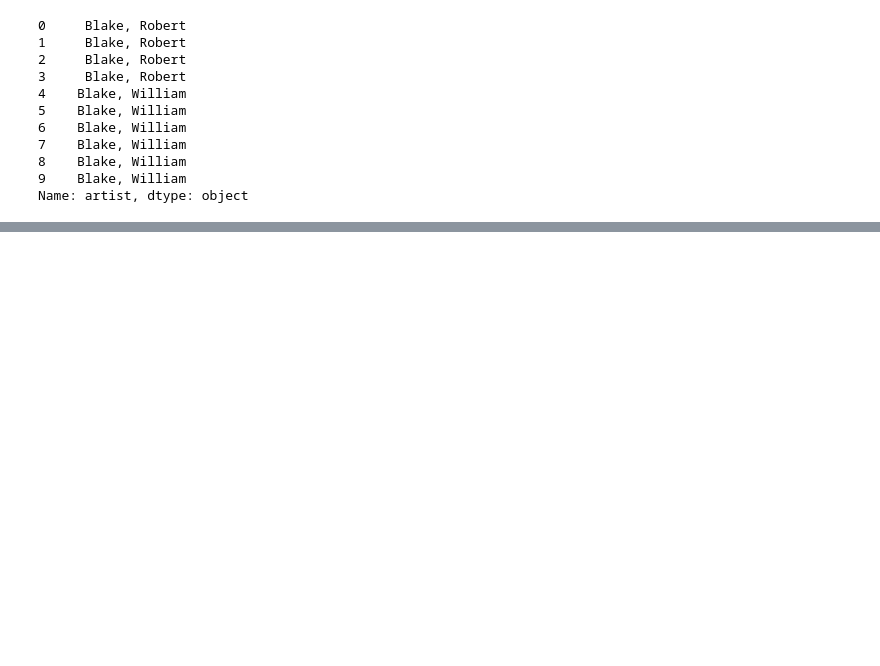
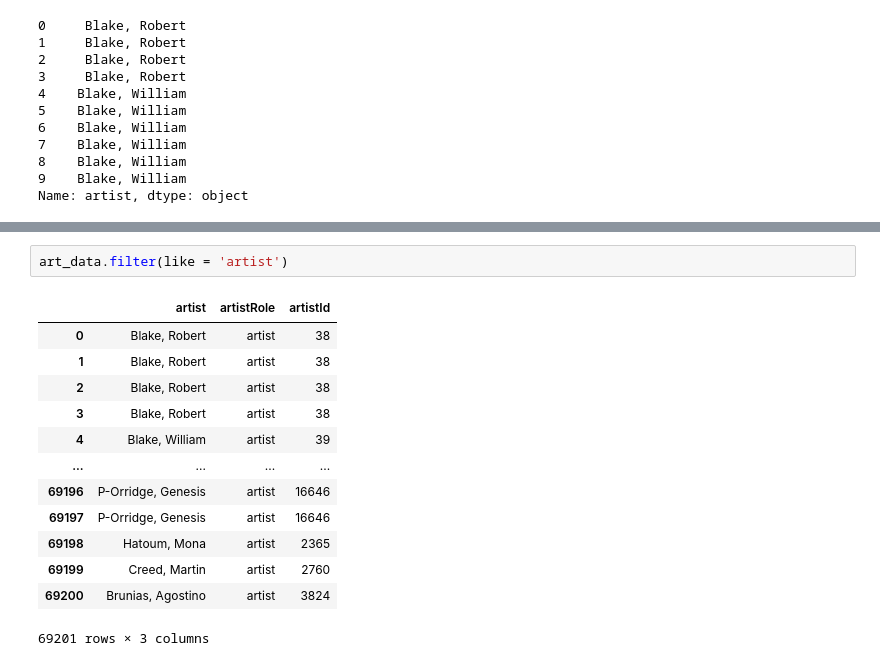
Before and after one commit to jho97/data-analyst-week-2, a Jupyter notebook: may_25/personal_work/lab_work.ipynb, the cells around one changed output, grey strips where cells are left out. Cells and saved outputs as stored; diff of their text form; blank space fills up the shorter version.

```diff
--- a/may_25/personal_work/lab_work.ipynb
+++ b/may_25/personal_work/lab_work.ipynb
@@ -384,0 +447,16 @@ Name: artist, dtype: object
+# %%
+art_data.filter(like = 'artist')
+# %% [output]
+|  | artist | artistRole | artistId |
+| 0 | Blake, Robert | artist | 38 |
+| 1 | Blake, Robert | artist | 38 |
+| 2 | Blake, Robert | artist | 38 |
+| 3 | Blake, Robert | artist | 38 |
+| 4 | Blake, William | artist | 39 |
+| ... | ... | ... | ... |
+| 69196 | P-Orridge, Genesis | artist | 16646 |
+| 69197 | P-Orridge, Genesis | artist | 16646 |
+| 69198 | Hatoum, Mona | artist | 2365 |
+| 69199 | Creed, Martin | artist | 2760 |
+| 69200 | Brunias, Agostino | artist | 3824 |
+69201 rows × 3 columns
```
Also changed, not shown: parts of 11 cells of this notebook.
